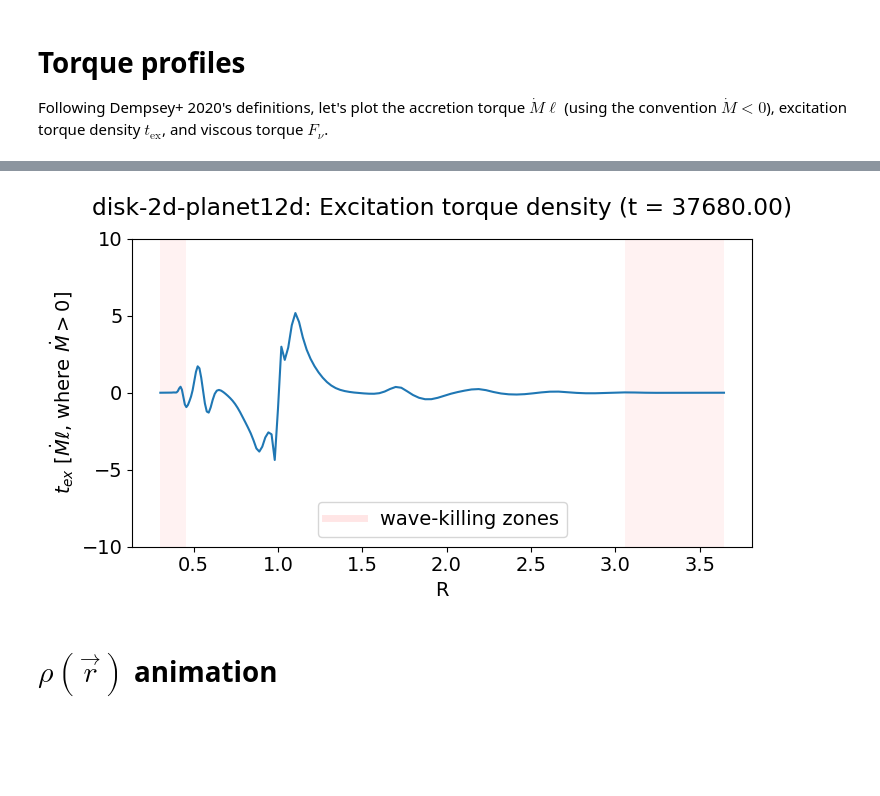
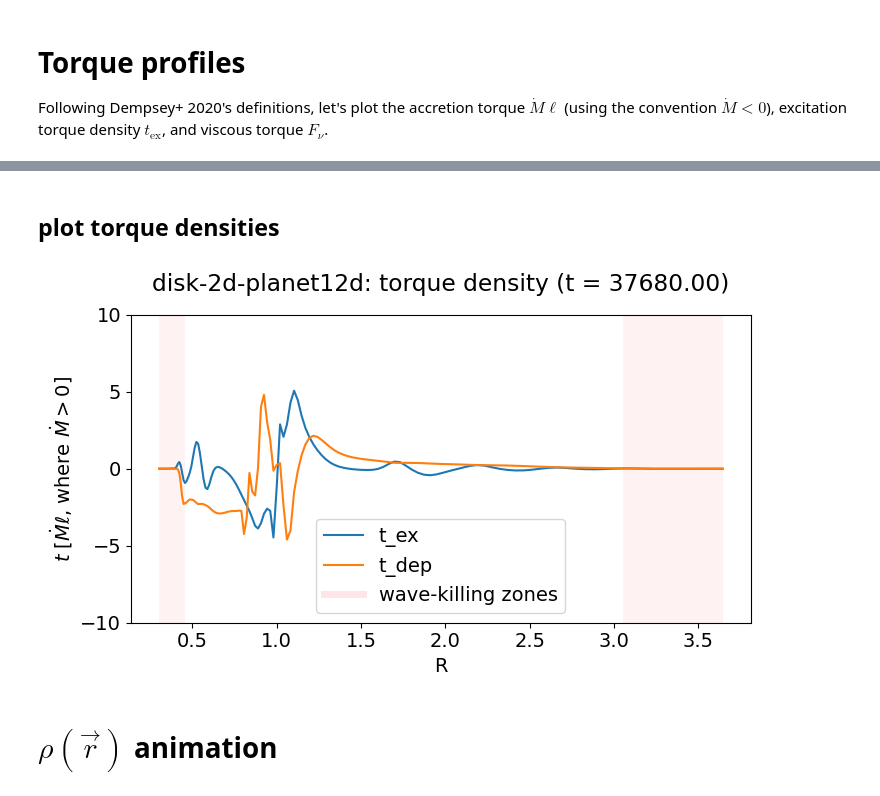
Before and after one commit to Jupiter1994/athena-warps, a Jupyter notebook: warped-disks/jiarus_diagnosis_2d.ipynb, the cells around one changed output, grey strips where cells are left out. Cells and saved outputs as stored; diff of their text form; code cells hidden in the pictures; blank space fills up the shorter version.

```diff
--- a/warped-disks/jiarus_diagnosis_2d.ipynb
+++ b/warped-disks/jiarus_diagnosis_2d.ipynb
@@ -231,6 +287,8 @@ for i, (ath_frame, uov_frame) in enumerate(zip(snapshot_plot, snapshot_plot_uov)
     #### Read Athena++ data: velosity field. ####
     vx1 = np.swapaxes(ath_data['vel1'],0,2)
     vx1 = np.reshape(vx1, (N_R,N_phi))
+    vx2 = np.swapaxes(ath_data['vel2'],0,2)
+    vx2 = np.reshape(vx2, (N_R,N_phi))
     den = np.swapaxes(ath_data['rho'],0,2)
     den = np.reshape(den, (N_R,N_phi))
     # Mdot at the cell's left face (in the R direction)
@@ -457,6 +515,27 @@ print("Mdot slope=", np.round(slope,3))
 Following Dempsey+ 2020's definitions, let's plot the accretion torque $\dot{M} \ell$ (using the convention $\dot{M} < 0$), excitation torque density $t_\text{ex}$, and viscous torque $F_\nu$.
 # %%
 dPhi_dphi_global = np.zeros(den.shape)
+# %%
+def az_avg(arr):
+    '''
+    Given a 2D array (arr) whose first index corresponds to R
+    and second index corresponds to phi, compute the azimuthal
+    average. (phi must be uniformly spaced.)
+
+    '''
+
+    N_phi = arr.shape[1]
+    return np.sum(arr, axis=1) / N_phi
+
+def wave_comp(arr):
+    '''
+    Given a 2D array (arr) whose first index corresponds to R
+    and second index corresponds to phi, compute its wave
+    component. (phi must be uniformly spaced.)
+
+    '''
+
+    return arr - az_avg(arr)[:,None]
 # %%
 def get_Fourier_coeff(arr, phis, m):
     '''
@@ -573,42 +724,49 @@ plt.plot(phi_app, temp[ind,:] - den_2[ind,:])
+# %% [markdown]
+## plot torque densities
 # %%
 fig, ax = plt.subplots(figsize=(8, 4))
 
-# accretion torque
-t_acc = -Mdot_const*rad_app**(1/2)
-t_ex, dPhi_dphi_global = t_ex(den, rad_app, phi_app, t_sim)
-plt.plot(rad_app, t_ex/t_acc)
+t_acc = -Mdot_const*rad_app**(1/2) # accretion torque
+t_exs = t_ex(den, rad_app, phi_app, t_sim)
+t_deps = t_dep(den, vx1, vx2, rad_app, phi_app, t_sim)
+
+coeff = get_Fourier_coeff(t_ex, phi_app, m=1) # shape is (N_R,)
+#dPhi_dphi -= coeff[:,None]*np.cos(phi_app[None,:])
+
+plt.plot(rad_app, t_exs/t_acc, label="t_ex")
+plt.plot(rad_app, t_deps/t_acc, label="t_dep")
 
 plt.xlabel("R")
-plt.ylabel(r"$t_{ex} \, \, [\dot{M} \ell \text{, where } \dot{M}>0]$")
+plt.ylabel(r"$t \, \, [\dot{M} \ell \text{, where } \dot{M}>0]$")
 #plt.xlim(0.3, 2.4)
 plt.ylim(-10, 10)
 
 #plt.ticklabel_format(axis='y', style='sci', scilimits=(-3,-3))
 
 # plot wave-killing zones
 use_wk = True
 if use_wk:
     r_in = 0.3 # 0.4 # 0.5
     r_out = 3.68
     r_iwkz = 0.46 # 0.46 # 0.5 # 0.7
     r_owkz = 3.0 # 2.1 # 1.6
 
     # locations of wave-killing zones
     where = ((rad_app > r_in) & (rad_app < r_iwkz)) | \
                 ((rad_app > r_owkz) & (rad_app < r_out))
 
     plt.fill_between(rad_app, ax.get_ylim()[0], ax.get_ylim()[1],
                 where = where, facecolor='red', alpha=0.05)
 
     plt.plot([],[],color='red',linewidth=5, alpha=0.1, label='wave-killing zones')
 
 plt.title(sim_name + \
-    ": Excitation torque density (t = {t_sim:.2f})".format(t_sim=t_sim),
+    ": torque density (t = {t_sim:.2f})".format(t_sim=t_sim),
          y=1.05)
 plt.legend()
 plt.show()
 # %% [output]
-[figure, old version]
+[figure, new version]
 # %% [markdown]
 # $\rho(\vec{r})$ animation
 # %%
```
Also changed, not shown: parts of 9 cells of this notebook.
